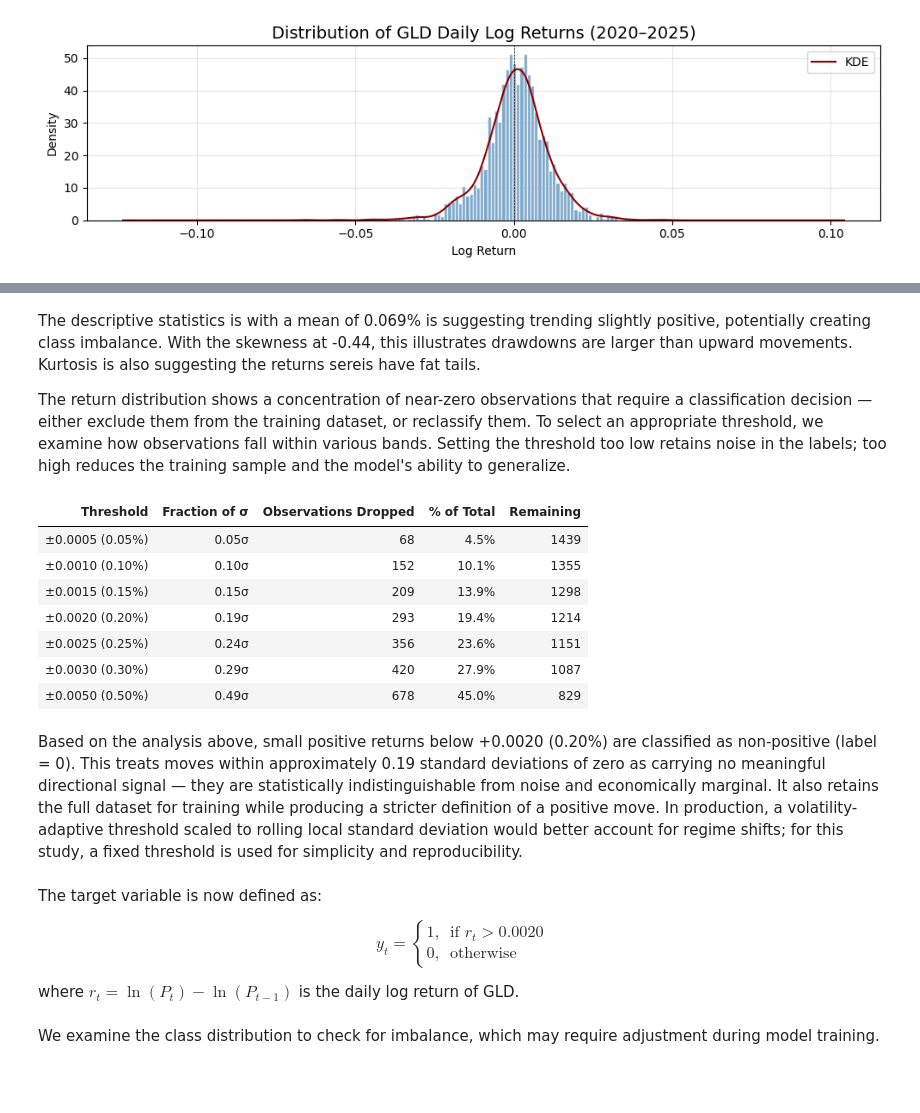
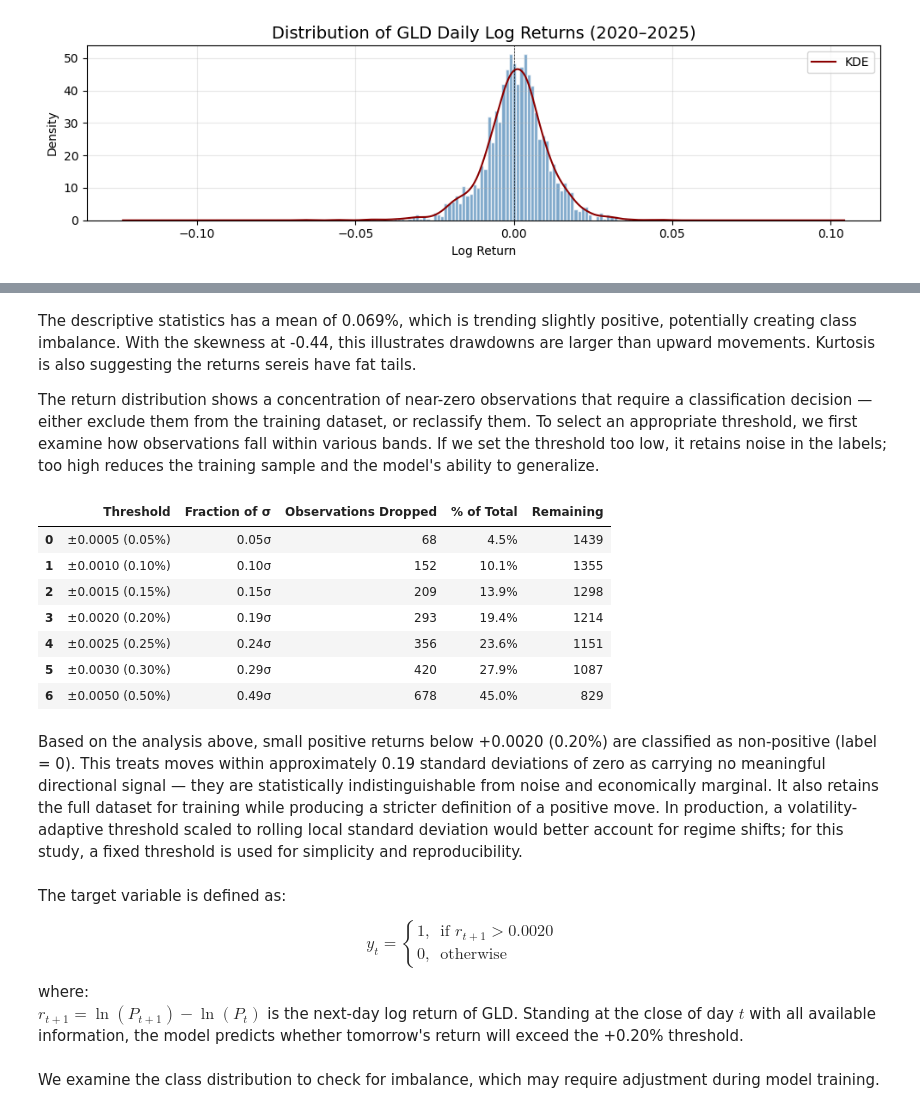
Before and after one commit to jade-lam/CQF, a Jupyter notebook: CQF_Exam_3.ipynb, the cells around one changed output, grey strips where cells are left out. Cells and saved outputs as stored; diff of their text form; code cells hidden in the pictures; blank space fills up the shorter version.

```diff
--- a/CQF_Exam_3.ipynb
+++ b/CQF_Exam_3.ipynb
@@ -742,48 +726,47 @@ stats.style.hide(axis='index')
 # %% [markdown]
-The descriptive statistics is with a mean of 0.069% is suggesting trending slightly positive, potentially creating class imbalance. With the skewness at -0.44, this illustrates drawdowns are larger than upward movements. Kurtosis is also suggesting the returns sereis have fat tails. <br>
+The descriptive statistics has  a mean of 0.069%, which is trending slightly positive, potentially creating class imbalance. With the skewness at -0.44, this illustrates drawdowns are larger than upward movements. Kurtosis is also suggesting the returns sereis have fat tails. <br>
 
-The return distribution shows a concentration of near-zero observations that require a classification decision — either exclude them from the training dataset, or reclassify them. To select an appropriate threshold, we examine how observations fall within various bands. Setting the threshold too low retains noise in the labels; too high reduces the training sample and the model's ability to generalize.
+The return distribution shows a concentration of near-zero observations that require a classification decision — either exclude them from the training dataset, or reclassify them. To select an appropriate threshold, we first examine how observations fall within various bands. If we set the threshold too low, it retains noise in the labels; too high reduces the training sample and the model's ability to generalize.
 # %%
 # Count observations within candidate different thresholds
 ret = df.loc['2020':, 'GLD_LogRet']
 total = len(ret)
 std = ret.std()
 
 thresholds = [0.0005, 0.001, 0.0015, 0.002, 0.0025, 0.003, 0.005]
 
 rows = []
 for t in thresholds:
     in_zone = ret.abs() < t
     n_drop = in_zone.sum()
     rows.append({
         'Threshold': f'±{t:.4f} ({t*100:.2f}%)',
         'Fraction of σ': f'{t / std:.2f}σ',
         'Observations Dropped': n_drop,
         '% of Total': f'{n_drop / total * 100:.1f}%',
         'Remaining': total - n_drop
     })
 
 threshold_df = pd.DataFrame(rows)
-threshold_df.style.hide(axis='index')
+threshold_df
 # %% [output]
-| Threshold | Fraction of σ | Observations Dropped | % of Total | Remaining |
-| ±0.0005 (0.05%) | 0.05σ | 68 | 4.5% | 1439 |
-| ±0.0010 (0.10%) | 0.10σ | 152 | 10.1% | 1355 |
-| ±0.0015 (0.15%) | 0.15σ | 209 | 13.9% | 1298 |
-| ±0.0020 (0.20%) | 0.19σ | 293 | 19.4% | 1214 |
-| ±0.0025 (0.25%) | 0.24σ | 356 | 23.6% | 1151 |
-| ±0.0030 (0.30%) | 0.29σ | 420 | 27.9% | 1087 |
-| ±0.0050 (0.50%) | 0.49σ | 678 | 45.0% | 829 |
+|  | Threshold | Fraction of σ | Observations Dropped | % of Total | Remaining |
+| 0 | ±0.0005 (0.05%) | 0.05σ | 68 | 4.5% | 1439 |
+| 1 | ±0.0010 (0.10%) | 0.10σ | 152 | 10.1% | 1355 |
+| 2 | ±0.0015 (0.15%) | 0.15σ | 209 | 13.9% | 1298 |
+| 3 | ±0.0020 (0.20%) | 0.19σ | 293 | 19.4% | 1214 |
+| 4 | ±0.0025 (0.25%) | 0.24σ | 356 | 23.6% | 1151 |
+| 5 | ±0.0030 (0.30%) | 0.29σ | 420 | 27.9% | 1087 |
+| 6 | ±0.0050 (0.50%) | 0.49σ | 678 | 45.0% | 829 |
 # %% [markdown]
 Based on the analysis above, small positive returns below +0.0020 (0.20%) are classified as non-positive (label = 0). This treats moves within approximately 0.19 standard deviations of zero as carrying no meaningful directional signal — they are statistically indistinguishable from noise and economically marginal. It also retains the full dataset for training while producing a stricter definition of a positive move. In production, a volatility-adaptive threshold scaled to rolling local standard deviation would better account for regime shifts; for this study, a fixed threshold is used for simplicity and reproducibility.
 # %% [markdown]
-The target variable is now defined as:
+The target variable is defined as:
 
-$$
-y_t = \begin{cases} 1, & \text{if } r_t > 0.0020 \\ 0, & \text{otherwise} \end{cases}
-$$
+$$y_t = \begin{cases} 1, & \text{if } r_{t+1} > 0.0020 \\ 0, & \text{otherwise} \end{cases}$$
 
-where $r_t = \ln(P_t) - \ln(P_{t-1})$ is the daily log return of GLD.
+where: <br>
+$r_{t+1} = \ln(P_{t+1}) - \ln(P_t)$ is the next-day log return of GLD. Standing at the close of day $t$ with all available information, the model predicts whether tomorrow's return will exceed the +0.20% threshold.
 # %%
 # Construct binary target variable
 # Label = 1 if log return exceeds +0.20%, else 0
```
Also changed, not shown: parts of 48 cells of this notebook.
